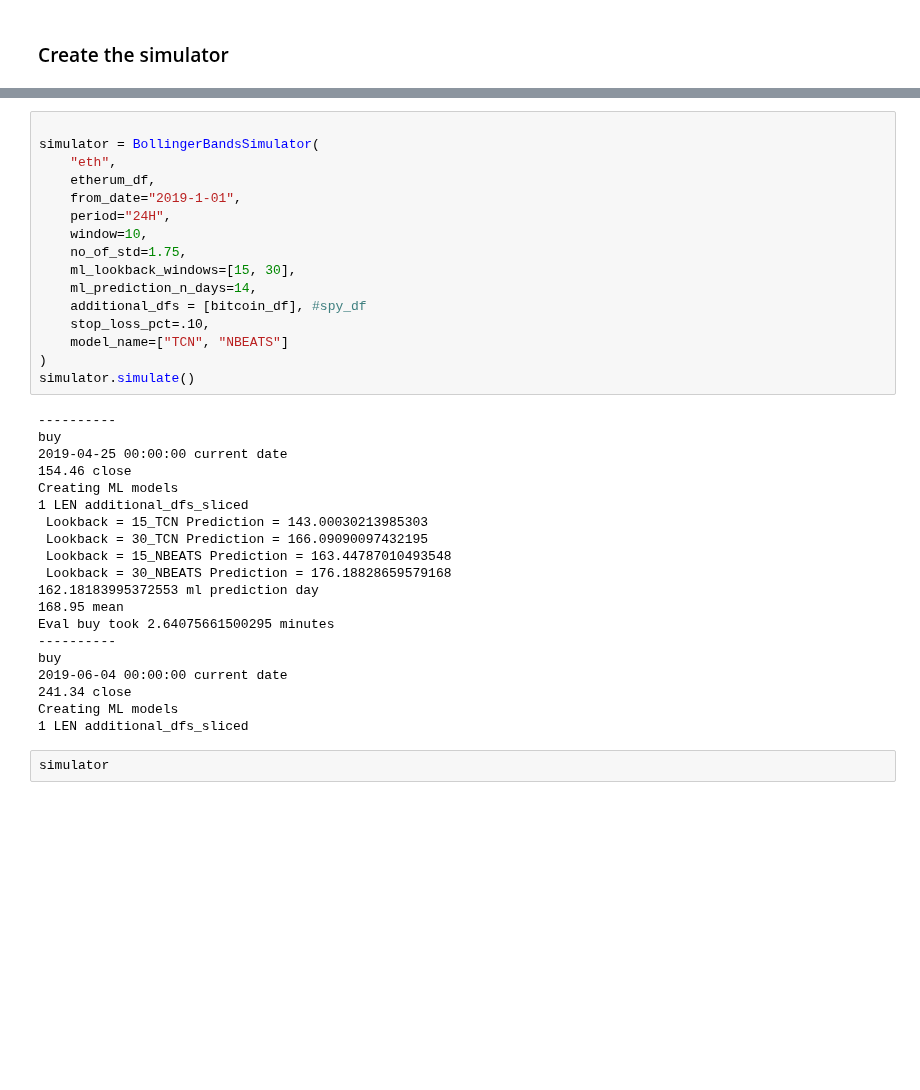
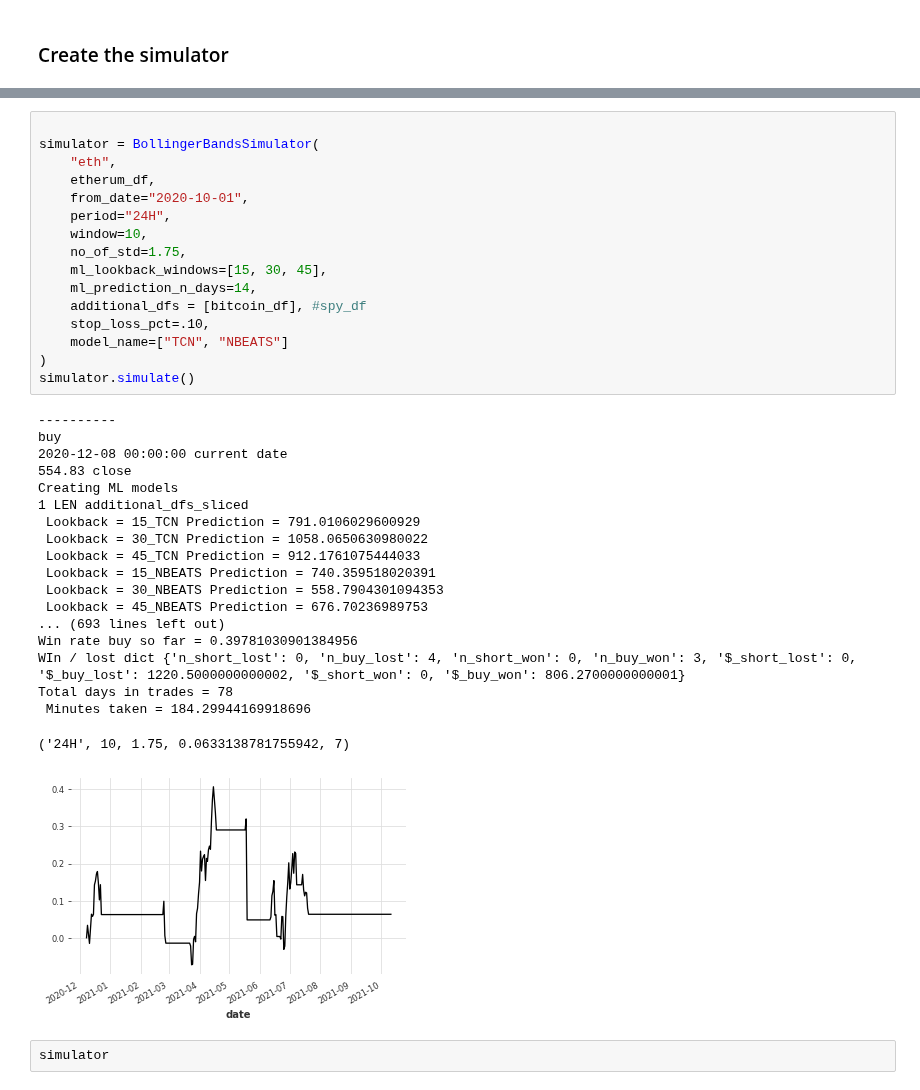
Before and after one commit to jonhilgart22/go-trader, a Jupyter notebook: notebooks/bollinger_bands_and_coinbase_data.ipynb, the cells around one changed output, grey strips where cells are left out. Cells and saved outputs as stored; diff of their text form; blank space fills up the shorter version.

```diff
--- a/notebooks/bollinger_bands_and_coinbase_data.ipynb
+++ b/notebooks/bollinger_bands_and_coinbase_data.ipynb
@@ -915,39 +912,39 @@ class BollingerBandsSimulator:
 # %%
 
 simulator = BollingerBandsSimulator(
     "eth",
     etherum_df,
-    from_date="2019-1-01",
+    from_date="2020-10-01",
     period="24H",
     window=10,
     no_of_std=1.75,
-    ml_lookback_windows=[15, 30],
+    ml_lookback_windows=[15, 30, 45],
     ml_prediction_n_days=14,
     additional_dfs = [bitcoin_df], #spy_df
     stop_loss_pct=.10,
     model_name=["TCN", "NBEATS"]
 )
 simulator.simulate()
 # %% [output]
 ----------
 buy
-2019-04-25 00:00:00 current date
-154.46 close
+2020-12-08 00:00:00 current date
+554.83 close
 Creating ML models
 1 LEN additional_dfs_sliced
- Lookback = 15_TCN Prediction = 143.00030213985303
- Lookback = 30_TCN Prediction = 166.09090097432195
- Lookback = 15_NBEATS Prediction = 163.44787010493548
- Lookback = 30_NBEATS Prediction = 176.18828659579168
-162.18183995372553 ml prediction day
-168.95 mean
-Eval buy took 2.64075661500295 minutes
-----------
-buy
-2019-06-04 00:00:00 current date
-241.34 close
-Creating ML models
-1 LEN additional_dfs_sliced
+ Lookback = 15_TCN Prediction = 791.0106029600929
+ Lookback = 30_TCN Prediction = 1058.0650630980022
+ Lookback = 45_TCN Prediction = 912.1761075444033
+ Lookback = 15_NBEATS Prediction = 740.359518020391
+ Lookback = 30_NBEATS Prediction = 558.7904301094353
+ Lookback = 45_NBEATS Prediction = 676.70236989753
+... (693 lines left out)
+Win rate buy so far = 0.39781030901384956
+WIn / lost dict {'n_short_lost': 0, 'n_buy_lost': 4, 'n_short_won': 0, 'n_buy_won': 3, '$_short_lost': 0, '$_buy_lost': 1220.5000000000002, '$_short_won': 0, '$_buy_won': 806.2700000000001}
+Total days in trades = 78
+ Minutes taken = 184.29944169918696
+('24H', 10, 1.75, 0.0633138781755942, 7)
+[figure, added]
 # %%
 simulator
 # %% [output]
```
Also changed, not shown: parts of 6 cells of this notebook, 10 other files.
